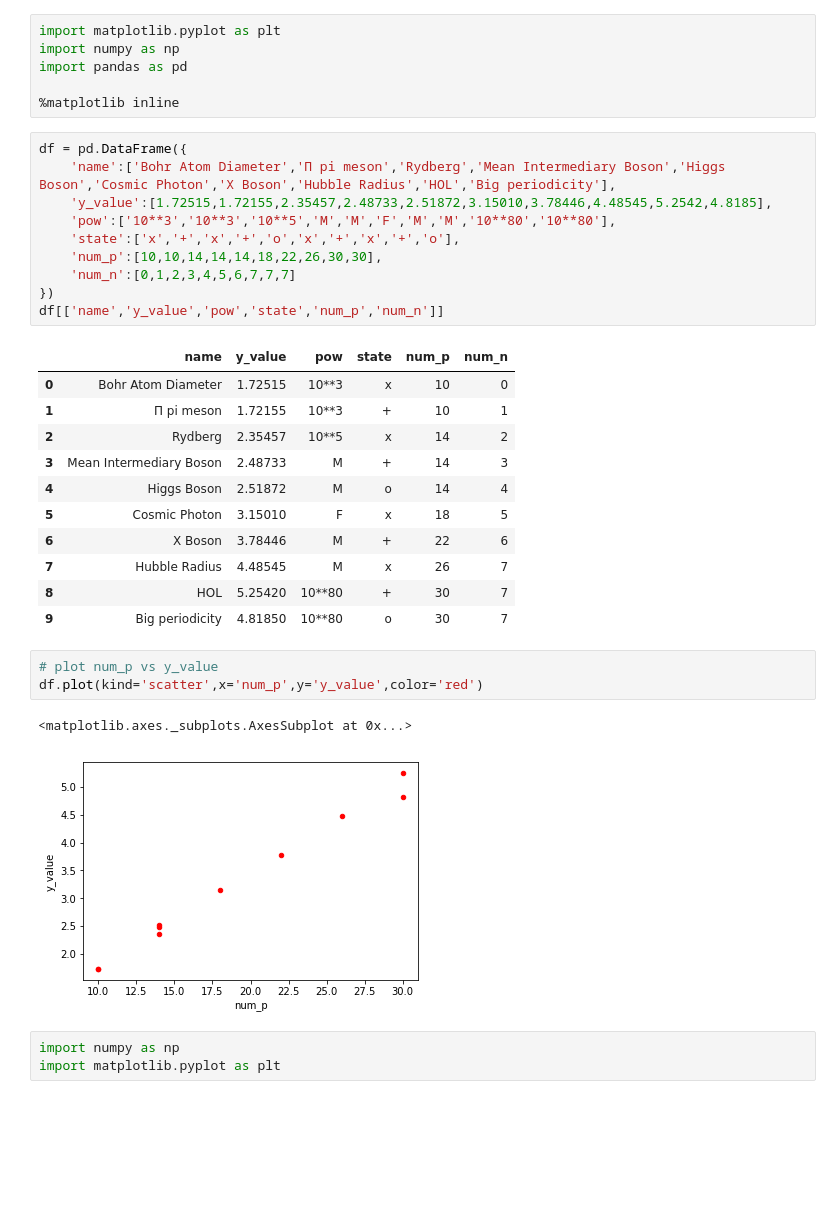
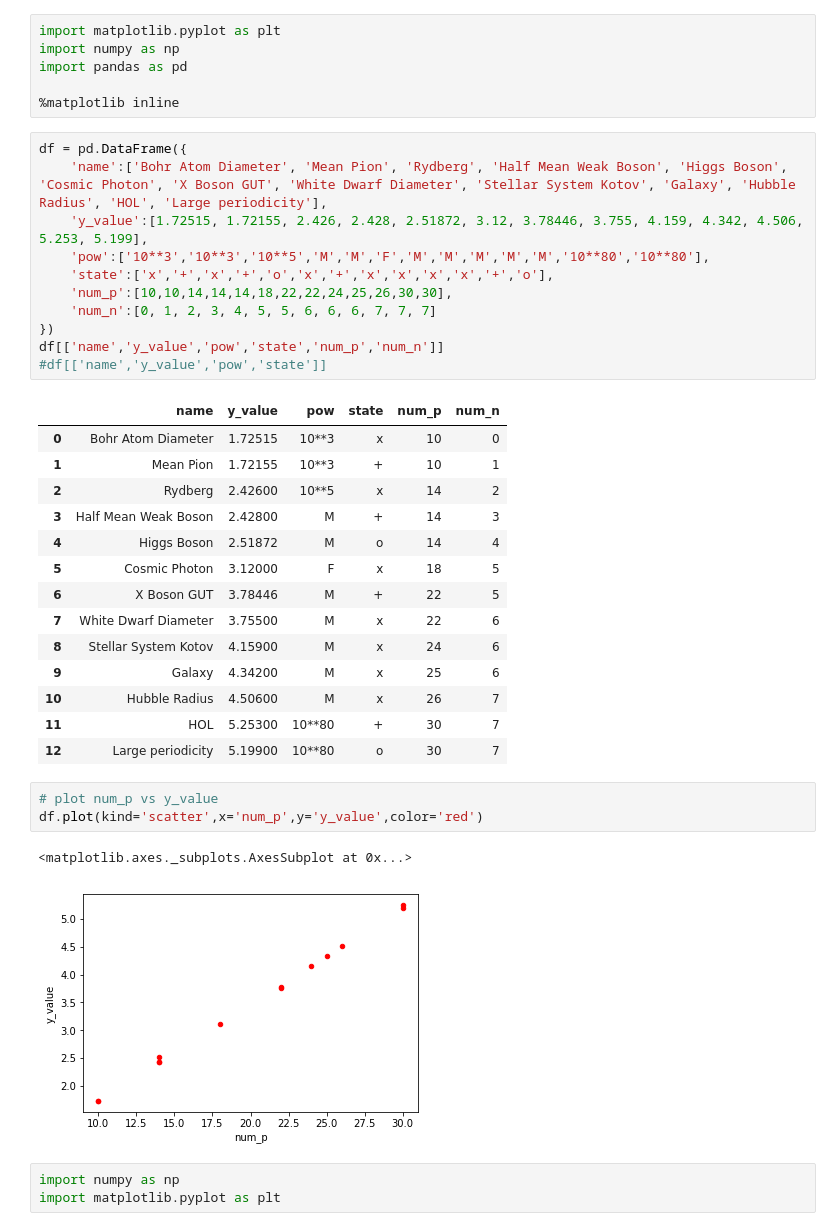
Before and after one commit to LaGuer/julia-python, a Jupyter notebook: python.ipynb, the cells around one changed output. Saved outputs shown, nothing was run; the diff lists cells and outputs as text; blank space fills up the shorter version.

```diff
--- a/python.ipynb
+++ b/python.ipynb
@@ -8,32 +10,36 @@ import pandas as pd
 %matplotlib inline
 # %%
 df = pd.DataFrame({
-    'name':['Bohr Atom Diameter','Π pi meson','Rydberg','Mean Intermediary Boson','Higgs Boson','Cosmic Photon','X Boson','Hubble Radius','HOL','Big periodicity'],
-    'y_value':[1.72515,1.72155,2.35457,2.48733,2.51872,3.15010,3.78446,4.48545,5.2542,4.8185],
-    'pow':['10**3','10**3','10**5','M','M','F','M','M','10**80','10**80'],
-    'state':['x','+','x','+','o','x','+','x','+','o'],
-    'num_p':[10,10,14,14,14,18,22,26,30,30],
-    'num_n':[0,1,2,3,4,5,6,7,7,7]
+    'name':['Bohr Atom Diameter', 'Mean Pion', 'Rydberg', 'Half Mean Weak Boson', 'Higgs Boson', 'Cosmic Photon', 'X Boson GUT', 'White Dwarf Diameter', 'Stellar System Kotov', 'Galaxy', 'Hubble Radius', 'HOL', 'Large periodicity'],
+    'y_value':[1.72515, 1.72155, 2.426, 2.428, 2.51872, 3.12, 3.78446, 3.755, 4.159, 4.342, 4.506, 5.253, 5.199],
+    'pow':['10**3','10**3','10**5','M','M','F','M','M','M','M','M','10**80','10**80'],
+    'state':['x','+','x','+','o','x','+','x','x','x','x','+','o'],
+    'num_p':[10,10,14,14,14,18,22,22,24,25,26,30,30],
+    'num_n':[0, 1, 2, 3, 4, 5, 5, 6, 6, 6, 7, 7, 7]
 })
 df[['name','y_value','pow','state','num_p','num_n']]
+#df[['name','y_value','pow','state']]
 # %% [output]
 |  | name | y_value | pow | state | num_p | num_n |
 | 0 | Bohr Atom Diameter | 1.72515 | 10**3 | x | 10 | 0 |
-| 1 | Π pi meson | 1.72155 | 10**3 | + | 10 | 1 |
-| 2 | Rydberg | 2.35457 | 10**5 | x | 14 | 2 |
-| 3 | Mean Intermediary Boson | 2.48733 | M | + | 14 | 3 |
+| 1 | Mean Pion | 1.72155 | 10**3 | + | 10 | 1 |
+| 2 | Rydberg | 2.42600 | 10**5 | x | 14 | 2 |
+| 3 | Half Mean Weak Boson | 2.42800 | M | + | 14 | 3 |
 | 4 | Higgs Boson | 2.51872 | M | o | 14 | 4 |
-| 5 | Cosmic Photon | 3.15010 | F | x | 18 | 5 |
-| 6 | X Boson | 3.78446 | M | + | 22 | 6 |
-| 7 | Hubble Radius | 4.48545 | M | x | 26 | 7 |
-| 8 | HOL | 5.25420 | 10**80 | + | 30 | 7 |
-| 9 | Big periodicity | 4.81850 | 10**80 | o | 30 | 7 |
+| 5 | Cosmic Photon | 3.12000 | F | x | 18 | 5 |
+| 6 | X Boson GUT | 3.78446 | M | + | 22 | 5 |
+| 7 | White Dwarf Diameter | 3.75500 | M | x | 22 | 6 |
+| 8 | Stellar System Kotov | 4.15900 | M | x | 24 | 6 |
+| 9 | Galaxy | 4.34200 | M | x | 25 | 6 |
+| 10 | Hubble Radius | 4.50600 | M | x | 26 | 7 |
+| 11 | HOL | 5.25300 | 10**80 | + | 30 | 7 |
+| 12 | Large periodicity | 5.19900 | 10**80 | o | 30 | 7 |
 # %%
 # plot num_p vs y_value
 df.plot(kind='scatter',x='num_p',y='y_value',color='red')
 # %% [output]
 <matplotlib.axes._subplots.AxesSubplot at 0x...>
-[figure, old version]
+[figure, new version]
 # %%
 import numpy as np
 import matplotlib.pyplot as plt
```
Also changed, not shown: parts of 3 cells of this notebook.
